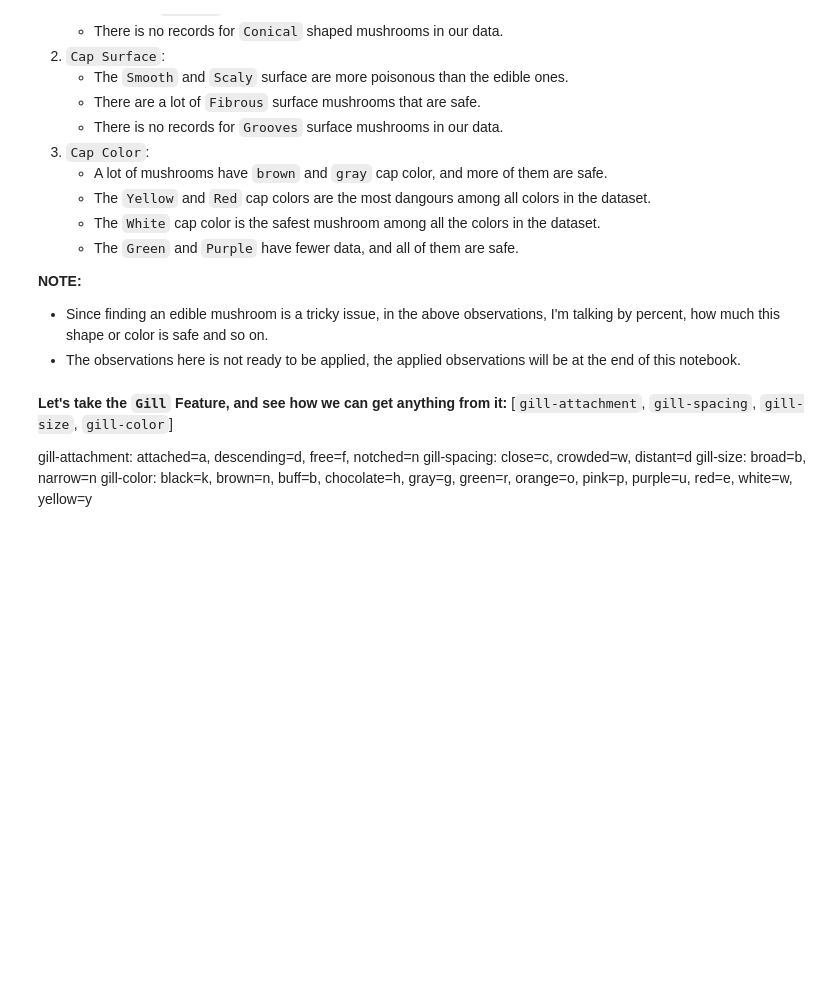
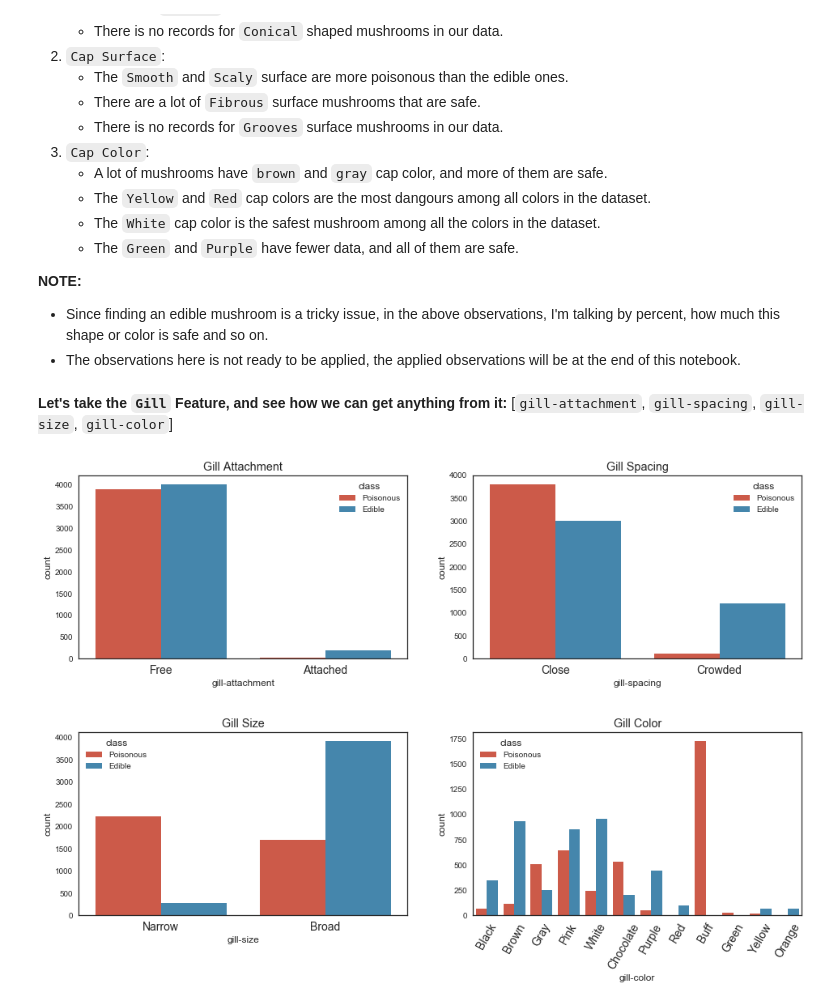
Before and after one commit to MosaabMuhammed/Mushroom-Classification, a Jupyter notebook: Mushroom Classification.ipynb, the cells around one changed output. Cells and saved outputs as stored; diff of their text form; code cells hidden in the pictures; blank space fills up the shorter version.

```diff
--- a/Mushroom Classification.ipynb
+++ b/Mushroom Classification.ipynb
@@ -265,8 +264,41 @@ plt.subplots_adjust(wspace=.2)
 - The observations here is not ready to be applied, the applied observations will be at the end of this notebook.
 # %% [markdown]
 **Let's take the `Gill` Feature, and see how we can get anything from it:** [`gill-attachment`, `gill-spacing`, `gill-size`, `gill-color`]
-
-gill-attachment: attached=a, descending=d, free=f, notched=n
-gill-spacing: close=c, crowded=w, distant=d
-gill-size: broad=b, narrow=n
-gill-color: black=k, brown=n, buff=b, chocolate=h, gray=g, green=r, orange=o, pink=p, purple=u, red=e, white=w, yellow=y
+# %%
+# changing the label for each column instead of a letter to a word, just for the sake of visualization.
+
+gill_attachment = dict(a='Attached', d='Descending', f='Free', n='Notched')
+gill_spacing = dict(c='Close', w='Crowded', d='Distant')
+gill_size = dict(b='Broad', n='Narrow')
+gill_color = dict(n='Brown', b='Buff', g='Gray', r='Green', p='Pink', u='Purple', o='Orange',
+                  h='Chocolate', k='Black', e='Red', w='White', y='Yellow')
+
+df_visual['gill-attachment'] = df_visual['gill-attachment'].map(gill_attachment)
+df_visual['gill-spacing'] = df_visual['gill-spacing'].map(gill_spacing)
+df_visual['gill-size'] = df_visual['gill-size'].map(gill_size)
+df_visual['gill-color'] = df_visual['gill-color'].map(gill_color)
+# %%
+plt.figure(figsize=(16, 10))
+
+plt.subplot(221)
+sns.countplot(data=df_visual, x='gill-attachment', hue='class')
+plt.title('Gill Attachment')
+
+plt.subplot(222)
+sns.countplot(data=df_visual, x='gill-spacing', hue='class')
+plt.title('Gill Spacing')
+
+plt.subplot(223)
+sns.countplot(data=df_visual, x='gill-size', hue='class')
+plt.title('Gill Size')
+
+plt.subplot(224)
+sns.countplot(data=df_visual, x='gill-color', hue='class')
+plt.title('Gill Color')
+plt.xticks(rotation=60)
+mlt.rc('xtick', labelsize=12)
+
+
+plt.subplots_adjust(wspace=.2, hspace=.4)
+# %% [output]
+[figure, added]
```
Also changed, not shown: parts of 7 cells of this notebook.
